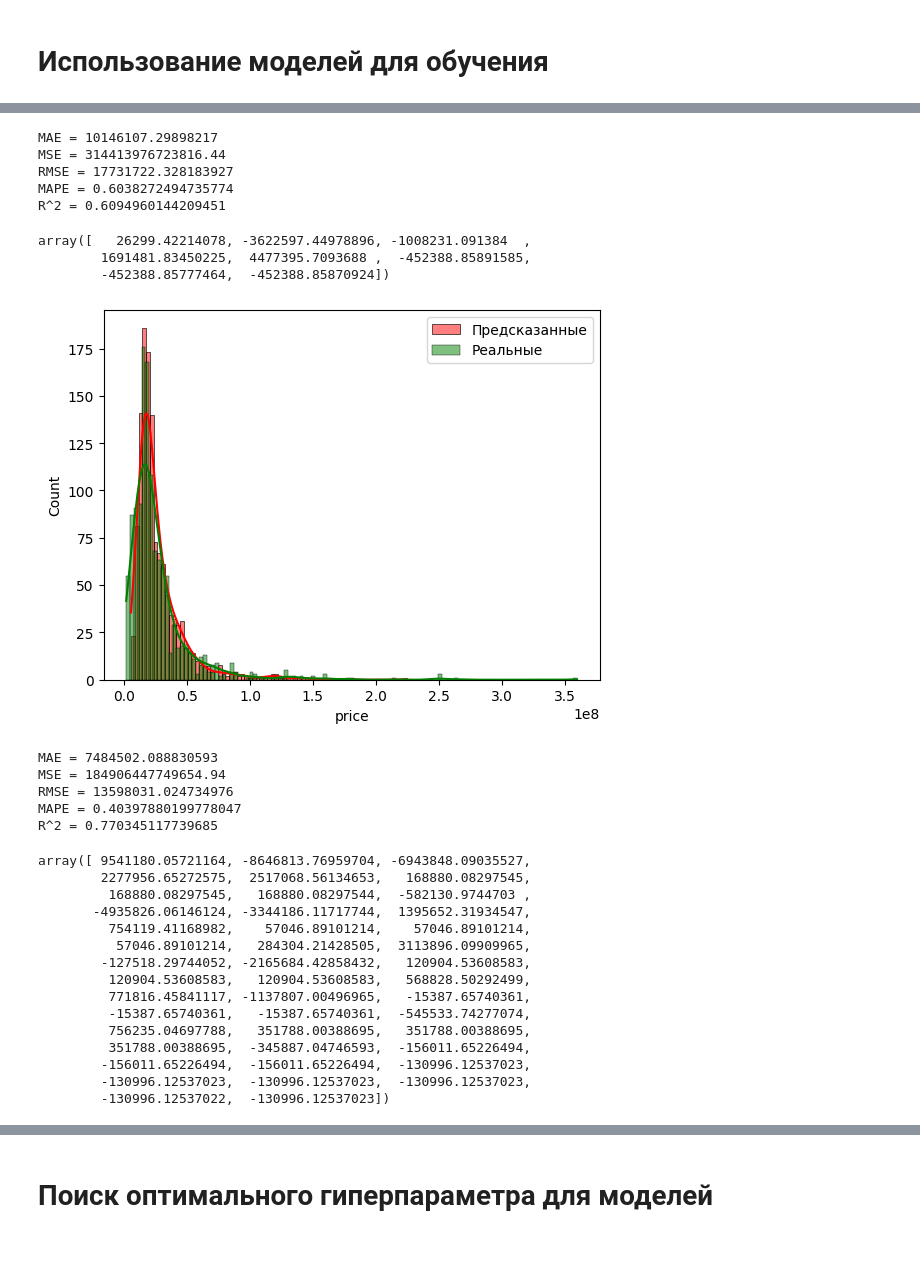
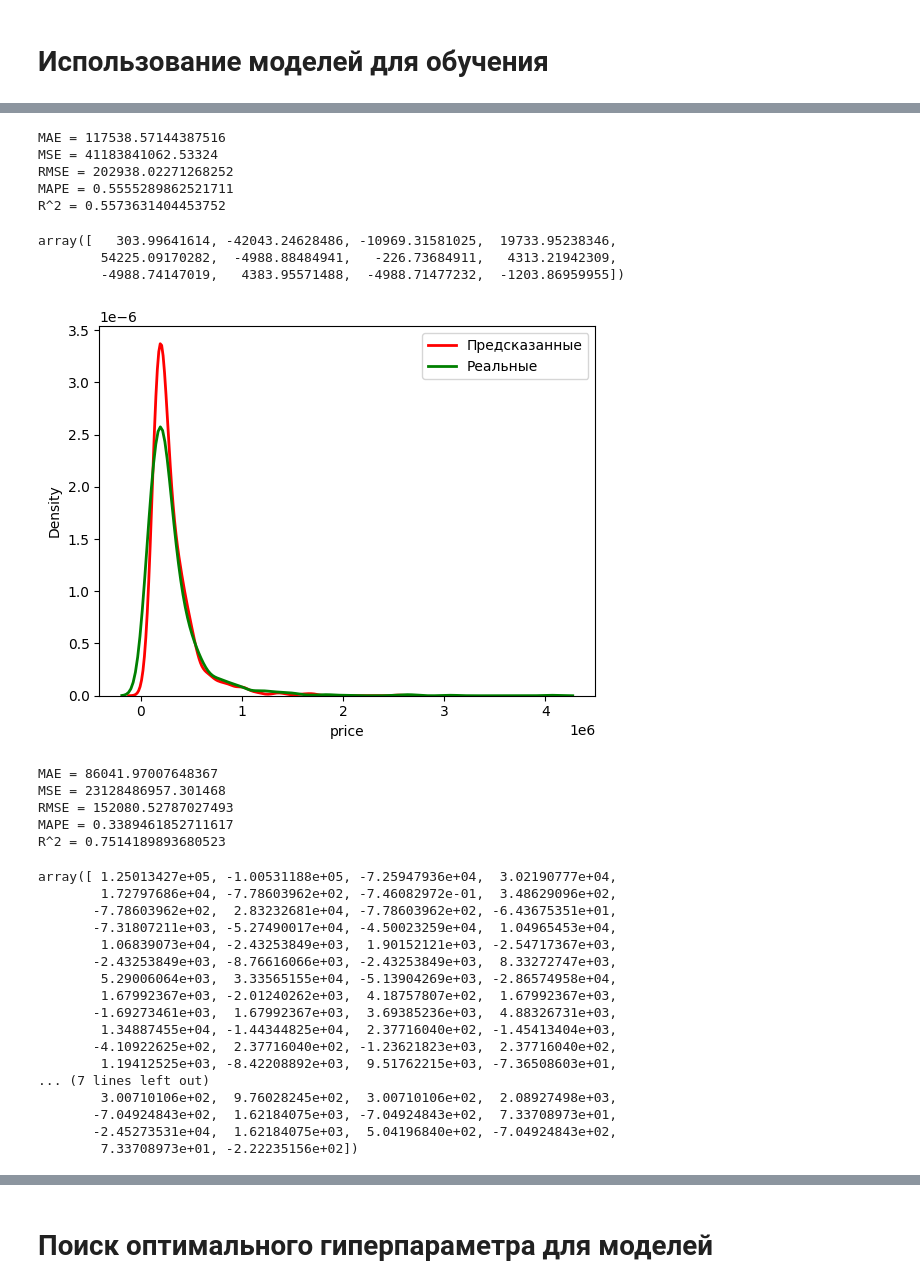
Before and after one commit to SergeyMotynga/OMSTU, a Jupyter notebook: ML/laboratory/lab_1/supervised_learning/supervised_learning.ipynb, the cells around one changed output, grey strips where cells are left out. Saved outputs shown, nothing was run; the diff lists cells and outputs as text; code cells hidden in the pictures; blank space fills up the shorter version.

```diff
--- a/ML/laboratory/lab_1/supervised_learning/supervised_learning.ipynb
+++ b/ML/laboratory/lab_1/supervised_learning/supervised_learning.ipynb
@@ -21,6 +22,7 @@ data
 # Выделение целевого признака и предикторов
 # %%
 y = data['price']
-X = data.drop(['price', 'type_of_building', 'furnished_status', 'status', 'neworold'], axis=1)
+y = (y / 86.38).astype(int)
+X = data.drop(columns=["price"], axis=1)
 y
 # %% [output]
@@ -164,26 +181,26 @@ y_pred_el = el.predict(X_test)
 errors(y_pred_el)
 el.coef_
 # %% [output]
-MAE = 10146107.29898217
-MSE = 314413976723816.44
-RMSE = 17731722.328183927
-MAPE = 0.6038272494735774
-R^2 = 0.6094960144209451
+MAE = 117538.57144387516
+MSE = 41183841062.53324
+RMSE = 202938.02271268252
+MAPE = 0.5555289862521711
+R^2 = 0.5573631404453752
-array([   26299.42214078, -3622597.44978896, -1008231.091384  ,
-        1691481.83450225,  4477395.7093688 ,  -452388.85891585,
-        -452388.85777464,  -452388.85870924])
+array([   303.99641614, -42043.24628486, -10969.31581025,  19733.95238346,
+        54225.09170282,  -4988.88484941,   -226.73684911,   4313.21942309,
+        -4988.74147019,   4383.95571488,  -4988.71477232,  -1203.86959955])
 # %%
 # Визуализация y_true и y_pred_el
 
 import matplotlib.pyplot as plt
 import seaborn as sns
 
-sns.histplot(y_pred_el, color='red', label='Предсказанные', kde=True)
-sns.histplot(y_test, color='green', label='Реальные', kde=True)
+sns.kdeplot(y_pred_el, color='red', label='Предсказанные', linewidth=2)
+sns.kdeplot(y_test, color='green', label='Реальные', linewidth=2)
 plt.legend()
 plt.show()
 # %% [output]
-[figure, old version]
+[figure, new version]
 # %%
 # Полиномиальная регрессия
 
@@ -197,24 +214,26 @@ y_pred_p = lr2.predict(X_test_p)
 errors(y_pred_p)
 lr2.coef_
 # %% [output]
-MAE = 7484502.088830593
-MSE = 184906447749654.94
-RMSE = 13598031.024734976
-MAPE = 0.40397880199778047
-R^2 = 0.770345117739685
+MAE = 86041.97007648367
+MSE = 23128486957.301468
+RMSE = 152080.52787027493
+MAPE = 0.3389461852711617
+R^2 = 0.7514189893680523
-array([ 9541180.05721164, -8646813.76959704, -6943848.09035527,
-        2277956.65272575,  2517068.56134653,   168880.08297545,
-         168880.08297545,   168880.08297544,  -582130.9744703 ,
-       -4935826.06146124, -3344186.11717744,  1395652.31934547,
-         754119.41168982,    57046.89101214,    57046.89101214,
-          57046.89101214,   284304.21428505,  3113896.09909965,
-        -127518.29744052, -2165684.42858432,   120904.53608583,
-         120904.53608583,   120904.53608583,   568828.50292499,
-         771816.45841117, -1137807.00496965,   -15387.65740361,
-         -15387.65740361,   -15387.65740361,  -545533.74277074,
-         756235.04697788,   351788.00388695,   351788.00388695,
-         351788.00388695,  -345887.04746593,  -156011.65226494,
-        -156011.65226494,  -156011.65226494,  -130996.12537023,
-        -130996.12537023,  -130996.12537023,  -130996.12537023,
-        -130996.12537022,  -130996.12537023])
+array([ 1.25013427e+05, -1.00531188e+05, -7.25947936e+04,  3.02190777e+04,
+        1.72797686e+04, -7.78603962e+02, -7.46082972e-01,  3.48629096e+02,
+       -7.78603962e+02,  2.83232681e+04, -7.78603962e+02, -6.43675351e+01,
+       -7.31807211e+03, -5.27490017e+04, -4.50023259e+04,  1.04965453e+04,
+        1.06839073e+04, -2.43253849e+03,  1.90152121e+03, -2.54717367e+03,
+       -2.43253849e+03, -8.76616066e+03, -2.43253849e+03,  8.33272747e+03,
+        5.29006064e+03,  3.33565155e+04, -5.13904269e+03, -2.86574958e+04,
+        1.67992367e+03, -2.01240262e+03,  4.18757807e+02,  1.67992367e+03,
+       -1.69273461e+03,  1.67992367e+03,  3.69385236e+03,  4.88326731e+03,
+        1.34887455e+04, -1.44344825e+04,  2.37716040e+02, -1.45413404e+03,
+       -4.10922625e+02,  2.37716040e+02, -1.23621823e+03,  2.37716040e+02,
+        1.19412525e+03, -8.42208892e+03,  9.51762215e+03, -7.36508603e+01,
+... (7 lines left out)
+        3.00710106e+02,  9.76028245e+02,  3.00710106e+02,  2.08927498e+03,
+       -7.04924843e+02,  1.62184075e+03, -7.04924843e+02,  7.33708973e+01,
+       -2.45273531e+04,  1.62184075e+03,  5.04196840e+02, -7.04924843e+02,
+        7.33708973e+01, -2.22235156e+02])
 # %%
```
Also changed, not shown: parts of 14 cells of this notebook.
